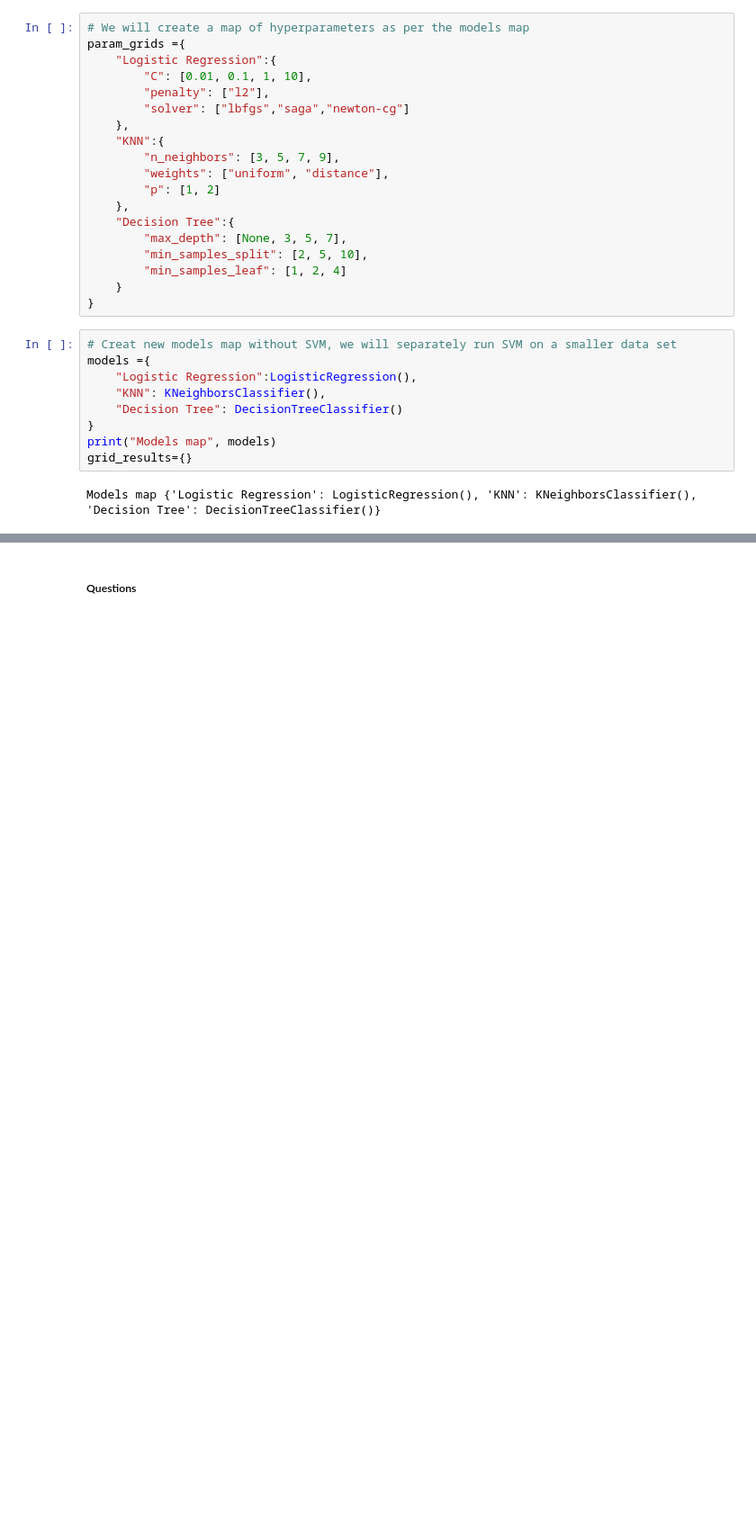
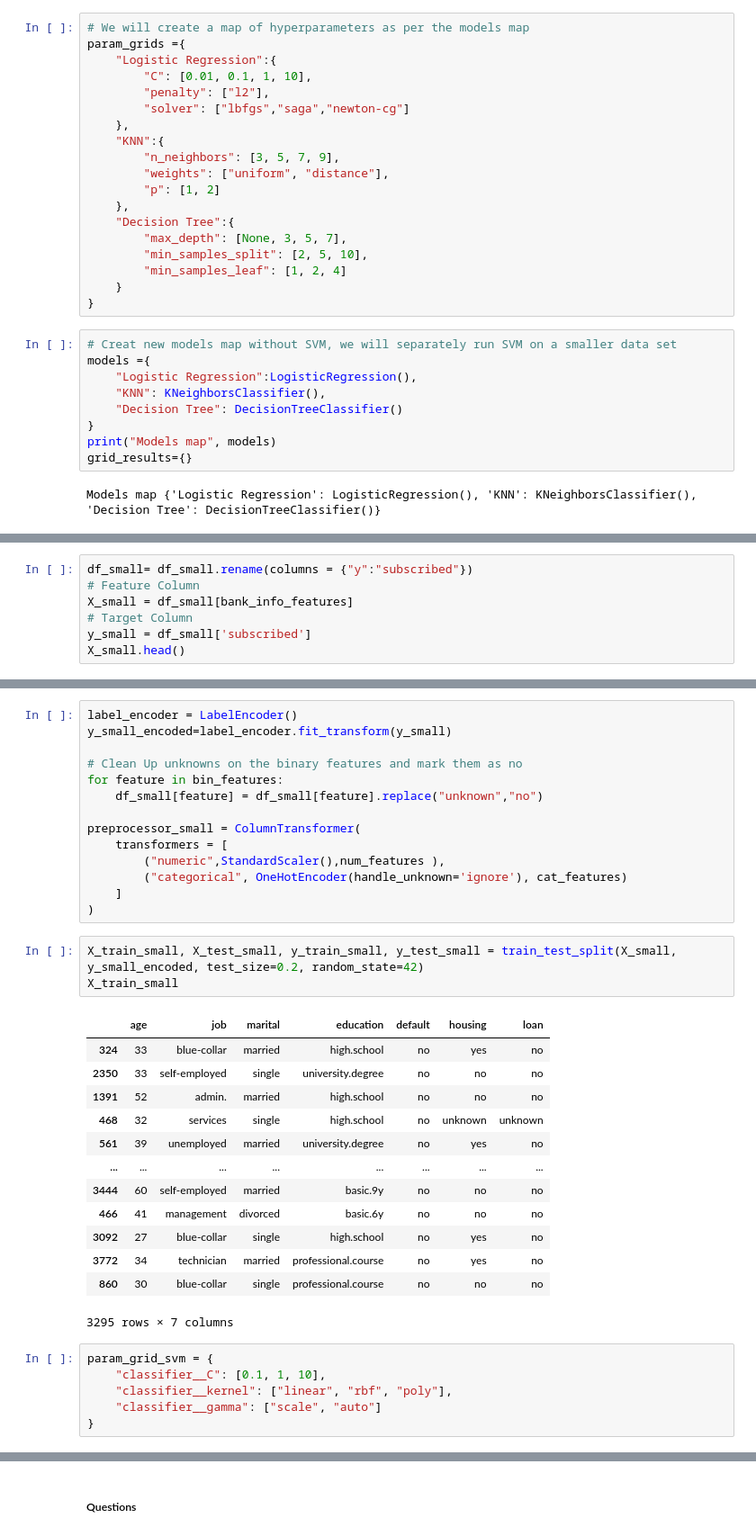
Before and after one commit to sujmishra/data-science-berkley, a Jupyter notebook: Assignment-17.1/prompt_III.ipynb, the cells around one changed output, grey strips where cells are left out. Shown at 90% size. Drawn from its saved outputs; the diff is of its cells as text; blank space fills up the shorter version.

```diff
--- a/Assignment-17.1/prompt_III.ipynb
+++ b/Assignment-17.1/prompt_III.ipynb
@@ -417,0 +437,7 @@ grid_results_df
+# %%
+df_small= df_small.rename(columns = {"y":"subscribed"})
+# Feature Column
+X_small = df_small[bank_info_features]
+# Target Column
+y_small = df_small['subscribed']
+X_small.head()
@@ -417,0 +451,37 @@ grid_results_df
+# %%
+label_encoder = LabelEncoder()
+y_small_encoded=label_encoder.fit_transform(y_small)
+
+# Clean Up unknowns on the binary features and mark them as no
+for feature in bin_features:
+    df_small[feature] = df_small[feature].replace("unknown","no")
+
+preprocessor_small = ColumnTransformer(
+    transformers = [
+        ("numeric",StandardScaler(),num_features ),
+        ("categorical", OneHotEncoder(handle_unknown='ignore'), cat_features)
+    ]
+)
+# %%
+X_train_small, X_test_small, y_train_small, y_test_small = train_test_split(X_small, y_small_encoded, test_size=0.2, random_state=42)
+X_train_small
+# %% [output]
+|  | age | job | marital | education | default | housing | loan |
+| 324 | 33 | blue-collar | married | high.school | no | yes | no |
+| 2350 | 33 | self-employed | single | university.degree | no | no | no |
+| 1391 | 52 | admin. | married | high.school | no | no | no |
+| 468 | 32 | services | single | high.school | no | unknown | unknown |
+| 561 | 39 | unemployed | married | university.degree | no | yes | no |
+| ... | ... | ... | ... | ... | ... | ... | ... |
+| 3444 | 60 | self-employed | married | basic.9y | no | no | no |
+| 466 | 41 | management | divorced | basic.6y | no | no | no |
+| 3092 | 27 | blue-collar | single | high.school | no | yes | no |
+| 3772 | 34 | technician | married | professional.course | no | yes | no |
+| 860 | 30 | blue-collar | single | professional.course | no | no | no |
+3295 rows × 7 columns
+# %%
+param_grid_svm = {
+    "classifier__C": [0.1, 1, 10],
+    "classifier__kernel": ["linear", "rbf", "poly"],
+    "classifier__gamma": ["scale", "auto"]
+}
```
Also changed, not shown: parts of 11 cells of this notebook.
